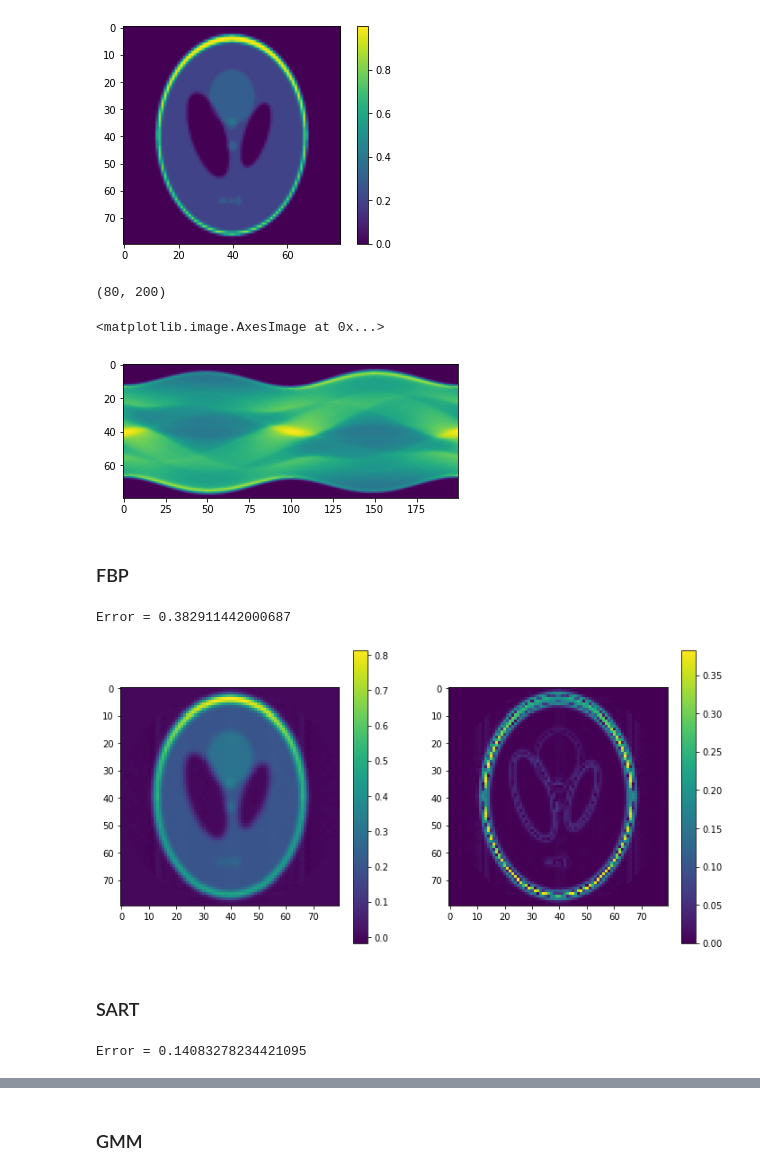
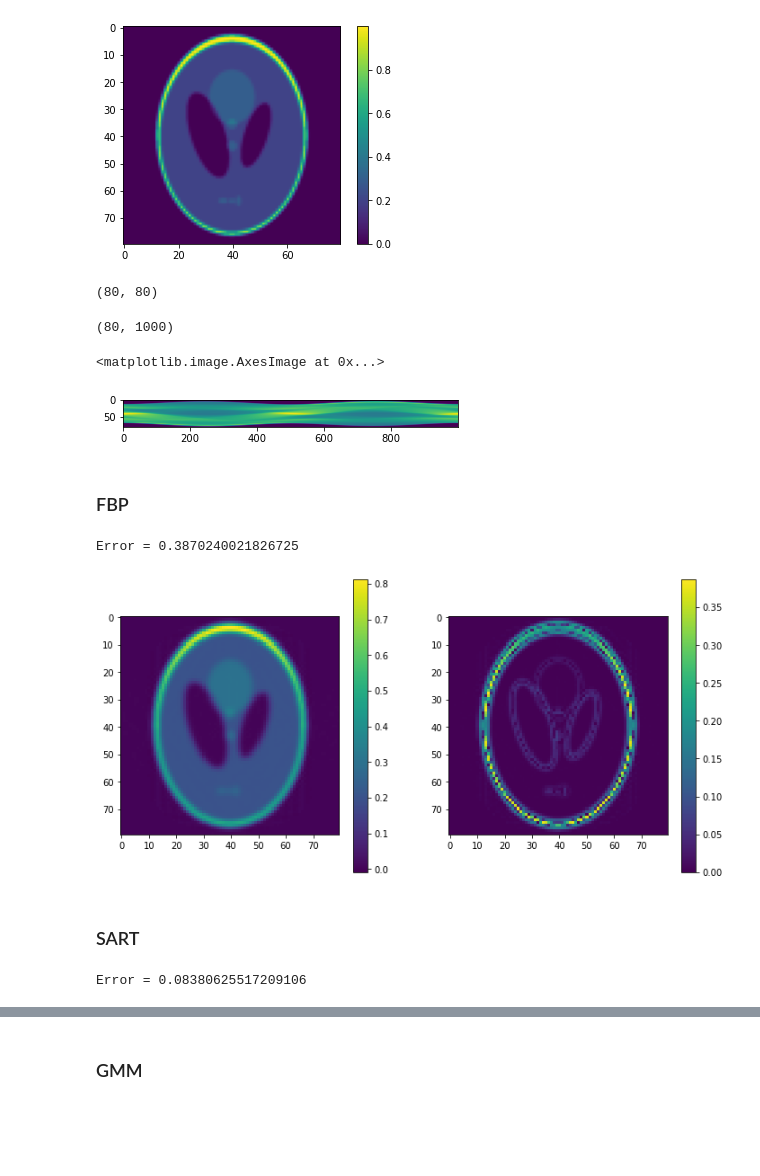
Before and after one commit to bogdantoader/simplecryoem, a Jupyter notebook: nb/SART.ipynb, the cells around one changed output, grey strips where cells are left out. Drawn from its saved outputs; the diff is of its cells as text; code cells hidden in the pictures; blank space fills up the shorter version.

```diff
--- a/nb/SART.ipynb
+++ b/nb/SART.ipynb
@@ -48,19 +49,23 @@ plt.imshow(image); plt.colorbar()
 # %% [output]
 <matplotlib.colorbar.Colorbar at 0x...>
 [figure]
+# %%
+image.shape
+# %% [output]
+(80, 80)
 # %%
-N = 200
+N = 1000 #image.shape[0]+2
 
 thetas_deg = jnp.linspace(0, 360, N)
 thetas = thetas_deg * jnp.pi/180
 
 sinogram = radon(image, theta = thetas_deg)
 print(sinogram.shape)
 plt.imshow(sinogram)
 # %% [output]
-(80, 200)
+(80, 1000)
 <matplotlib.image.AxesImage at 0x...>
-[figure, old version]
+[figure, new version]
 # %% [markdown]
 ### FBP
 # %%
@@ -80,14 +85,14 @@ plt.imshow(err_fbp); plt.colorbar()
 
 plt.rcParams["figure.figsize"]=6,6
 # %% [output]
-Error = 0.382911442000687
+Error = 0.3870240021826725
 [figure]
 # %% [markdown]
 ### SART
 # %%
-N_iter = 2
+N_iter = 100
 
-rec_sart = np.zeros(image.shape)
+#rec_sart = np.zeros(image.shape)
 
 for i in tqdm(range(N_iter)):
     rec_sart = iradon_sart(sinogram, theta=thetas_deg, image=rec_sart)
@@ -95,7 +100,7 @@ for i in tqdm(range(N_iter)):
 err_sart = jnp.abs(rec_sart - image)
 print(f"Error = {jnp.max(err_sart)}")
 # %% [output]
-Error = 0.14083278234421095
+Error = 0.08380625517209106
 # %%
 plt.rcParams["figure.figsize"]=12,6
 
```
Also changed, not shown: parts of 34 cells of this notebook.
